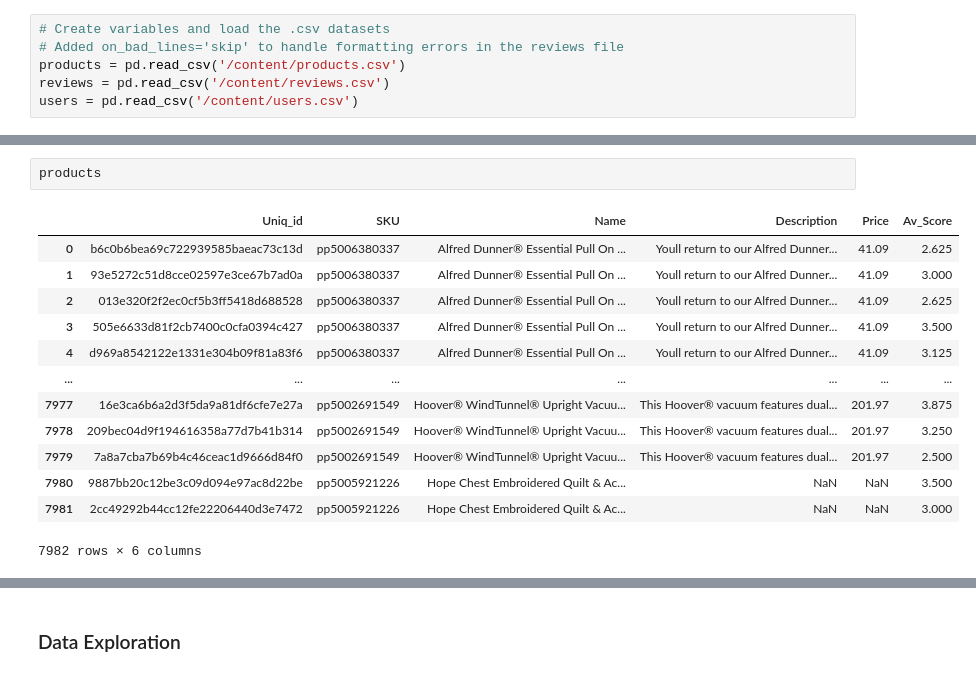
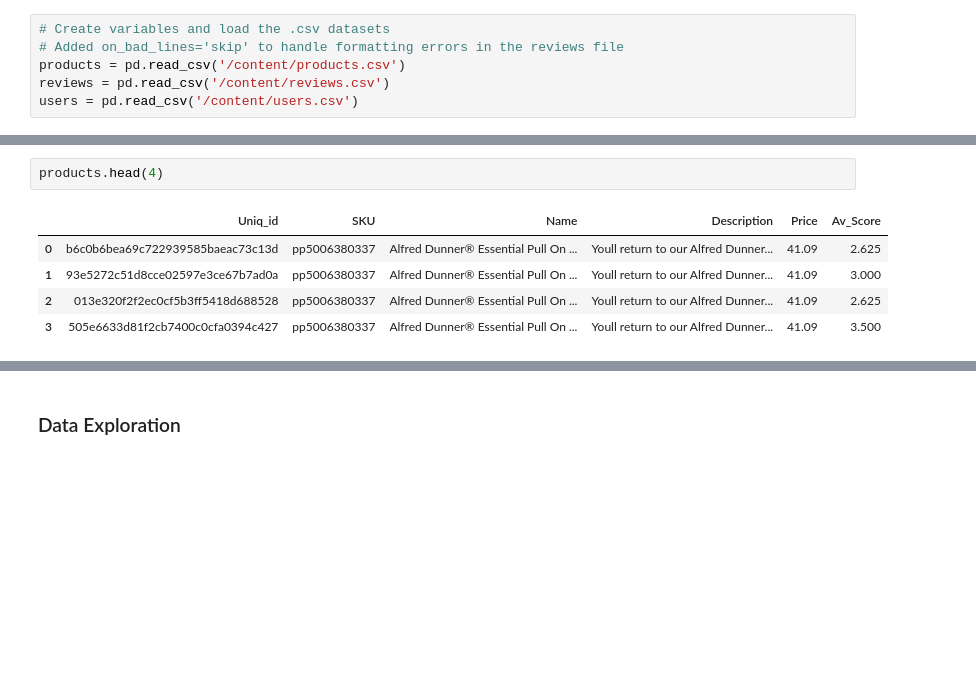
Before and after one commit to Malki9/3601763_BD2, a Jupyter notebook: 3601763_BD2.ipynb, the cells around one changed output, grey strips where cells are left out. Drawn from its saved outputs; the diff is of its cells as text; blank space fills up the shorter version.

```diff
--- a/3601763_BD2.ipynb
+++ b/3601763_BD2.ipynb
@@ -133,17 +86,9 @@ reviews
 # %%
-products
+products.head(4)
 # %% [output]
 |  | Uniq_id | SKU | Name | Description | Price | Av_Score |
 | 0 | b6c0b6bea69c722939585baeac73c13d | pp5006380337 | Alfred Dunner® Essential Pull On ... | Youll return to our Alfred Dunner... | 41.09 | 2.625 |
 | 1 | 93e5272c51d8cce02597e3ce67b7ad0a | pp5006380337 | Alfred Dunner® Essential Pull On ... | Youll return to our Alfred Dunner... | 41.09 | 3.000 |
 | 2 | 013e320f2f2ec0cf5b3ff5418d688528 | pp5006380337 | Alfred Dunner® Essential Pull On ... | Youll return to our Alfred Dunner... | 41.09 | 2.625 |
 | 3 | 505e6633d81f2cb7400c0cfa0394c427 | pp5006380337 | Alfred Dunner® Essential Pull On ... | Youll return to our Alfred Dunner... | 41.09 | 3.500 |
-| 4 | d969a8542122e1331e304b09f81a83f6 | pp5006380337 | Alfred Dunner® Essential Pull On ... | Youll return to our Alfred Dunner... | 41.09 | 3.125 |
-| ... | ... | ... | ... | ... | ... | ... |
-| 7977 | 16e3ca6b6a2d3f5da9a81df6cfe7e27a | pp5002691549 | Hoover® WindTunnel® Upright Vacuu... | This Hoover® vacuum features dual... | 201.97 | 3.875 |
-| 7978 | 209bec04d9f194616358a77d7b41b314 | pp5002691549 | Hoover® WindTunnel® Upright Vacuu... | This Hoover® vacuum features dual... | 201.97 | 3.250 |
-| 7979 | 7a8a7cba7b69b4c46ceac1d9666d84f0 | pp5002691549 | Hoover® WindTunnel® Upright Vacuu... | This Hoover® vacuum features dual... | 201.97 | 2.500 |
-| 7980 | 9887bb20c12be3c09d094e97ac8d22be | pp5005921226 | Hope Chest Embroidered Quilt & Ac... | NaN | NaN | 3.500 |
-| 7981 | 2cc49292b44cc12fe22206440d3e7472 | pp5005921226 | Hope Chest Embroidered Quilt & Ac... | NaN | NaN | 3.000 |
-7982 rows × 6 columns
 # %%
```
Also changed, not shown: parts of 18 cells of this notebook.
